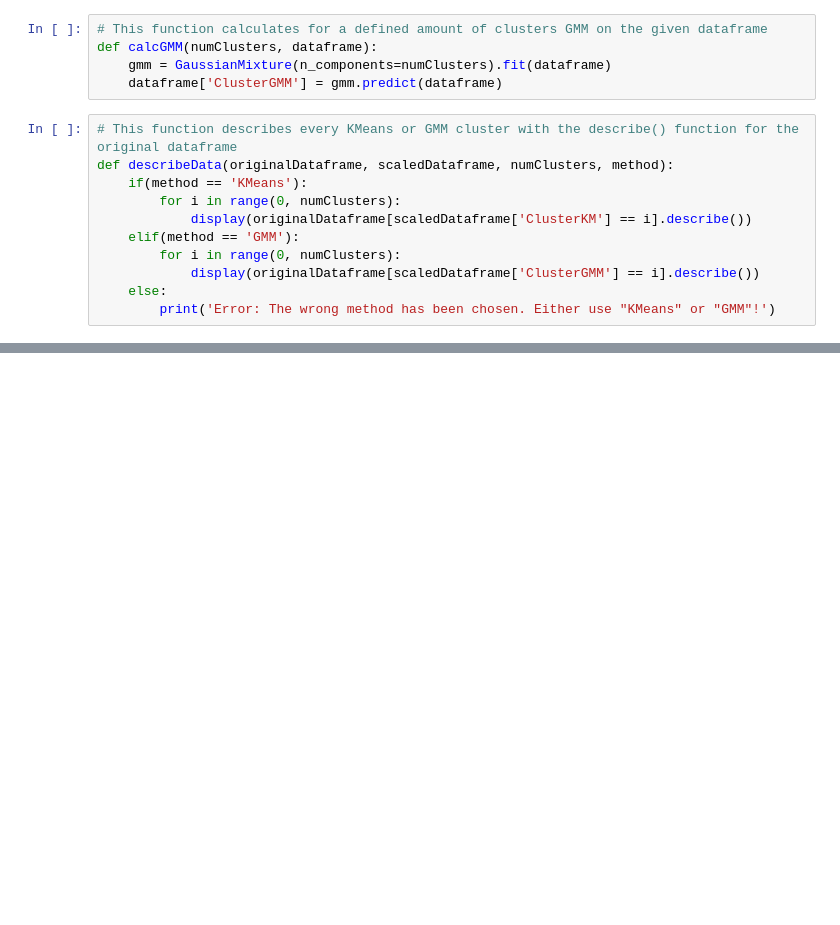
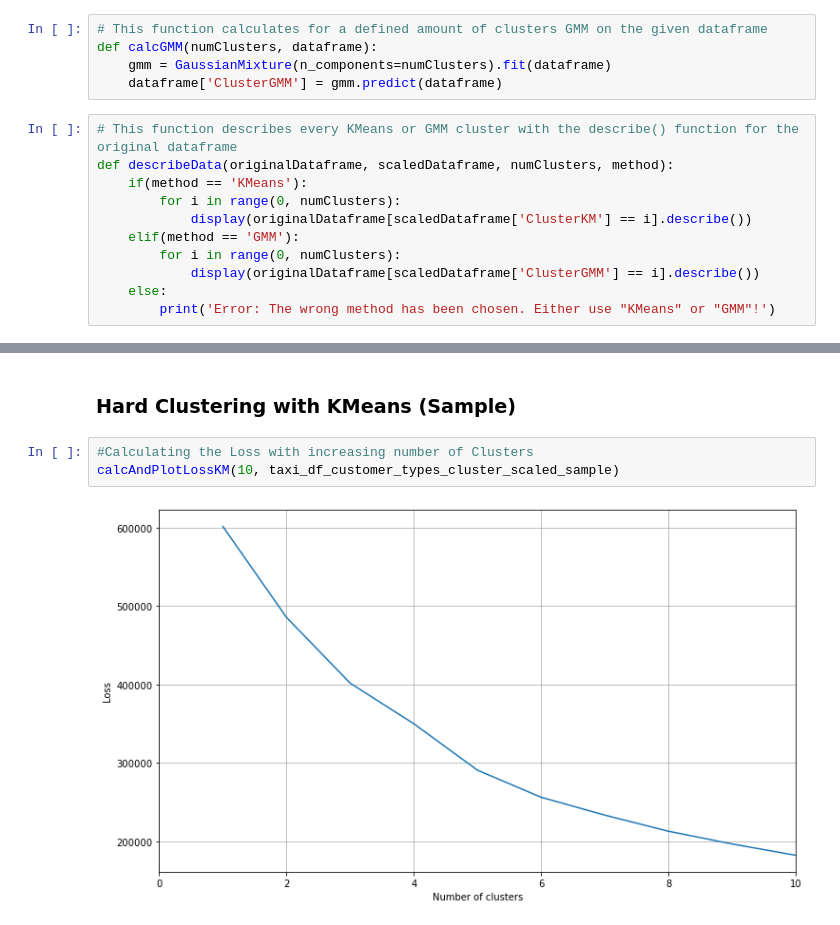
Before and after one commit to yassinehammou27/AAA_intentionally_blank, a Jupyter notebook: clustering.ipynb, the cells around one changed output, grey strips where cells are left out. Saved outputs shown, nothing was run; the diff lists cells and outputs as text; blank space fills up the shorter version.

```diff
--- a/clustering.ipynb
+++ b/clustering.ipynb
@@ -198,0 +345,7 @@ taxi_df_customer_types_cluster_scaled
+# %% [markdown]
+### Hard Clustering with KMeans (Sample)
+# %%
+#Calculating the Loss with increasing number of Clusters
+calcAndPlotLossKM(10, taxi_df_customer_types_cluster_scaled_sample)
+# %% [output]
+[figure, added]
```
Also changed, not shown: parts of 60 cells of this notebook.
